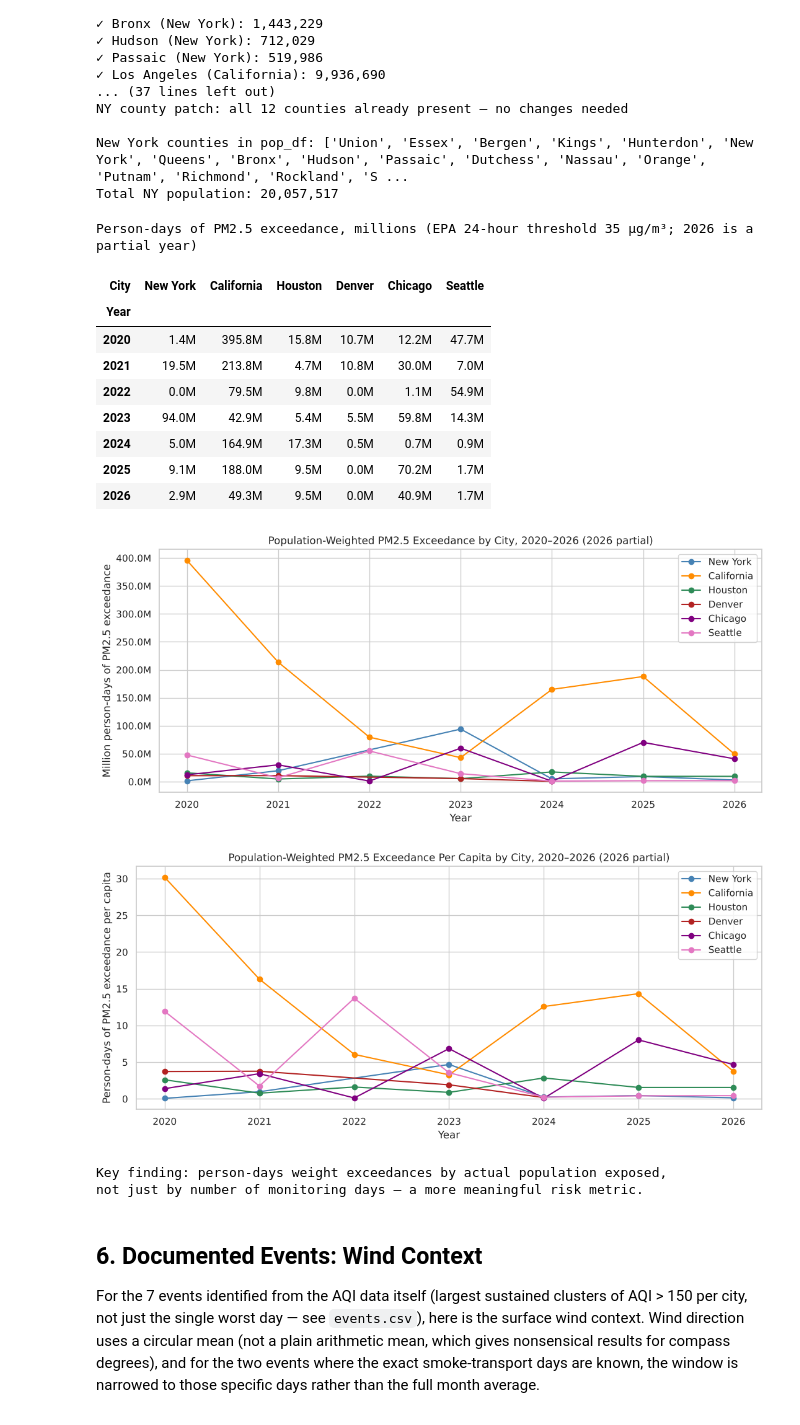
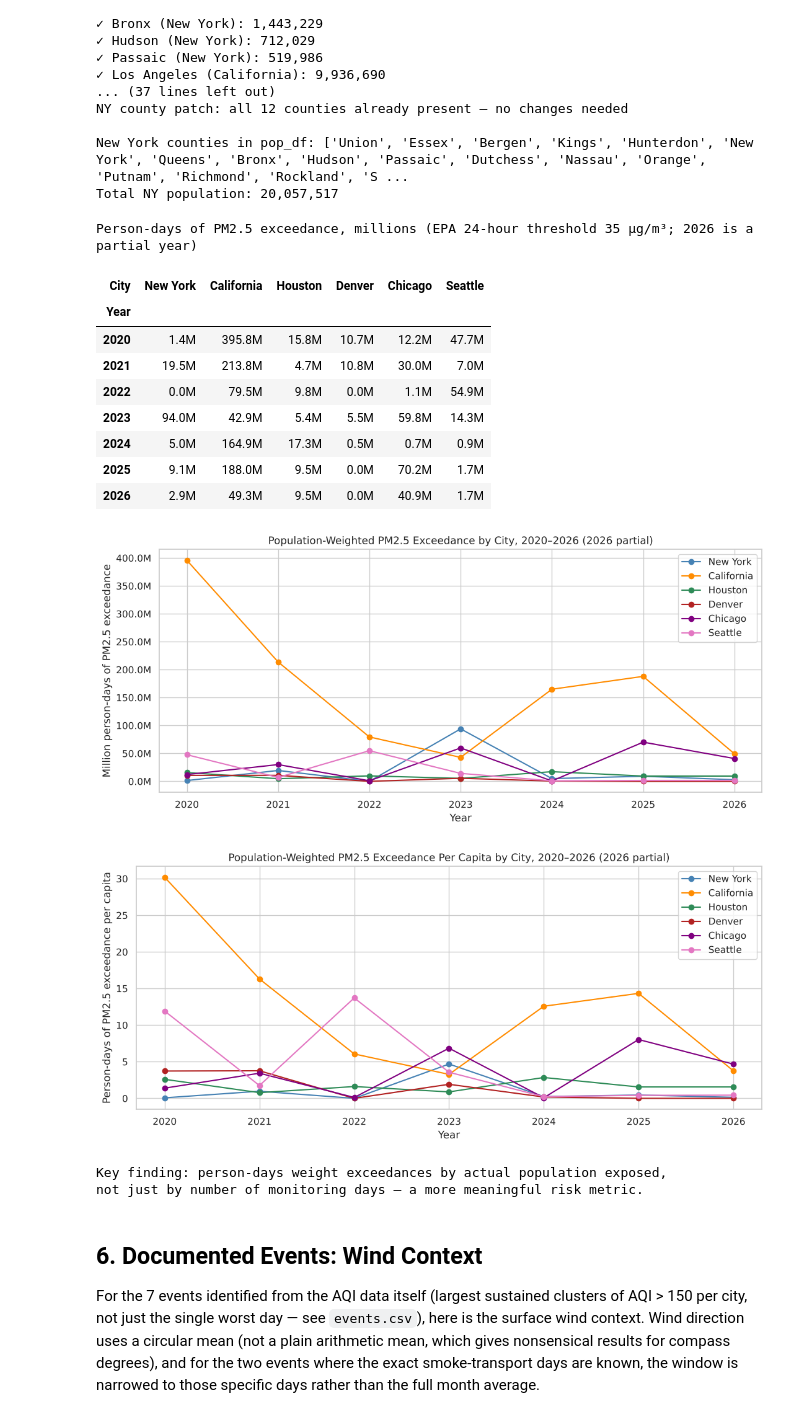
Before and after one commit to AlonsoSheila/air-quality-usa, a Jupyter notebook: air_quality_usa.ipynb, the cells around one changed output. Drawn from its saved outputs; the diff is of its cells as text; code cells hidden in the pictures.

Commit message:
Fix chart gaps, wording and data coverage notes

```diff
--- a/air_quality_usa.ipynb
+++ b/air_quality_usa.ipynb
@@ -675,8 +675,12 @@ display(pivot_pd_M.style
 # Visualize
 fig, ax = plt.subplots(figsize=(11, 5))
 for city in CITY_ORDER:
-    city_data = person_days_summary[person_days_summary["city"] == city]
-    if len(city_data):
+    # A year with no exceedance days has no row, so fill it with 0 instead of
+    # letting the line jump over it.
+    city_data = (person_days_summary[person_days_summary["city"] == city]
+                 .set_index("year")[["person_days"]]
+                 .reindex(range(2020, 2027), fill_value=0).reset_index())
+    if city_data["person_days"].sum() > 0:
         ax.plot(city_data["year"], city_data["person_days"] / 1e6,
                 marker="o", label=city, color=CITY_COLOR[city])
 ax.set_ylabel("Million person-days of PM2.5 exceedance")
@@ -691,37 +695,39 @@ plt.show()
 fig2, ax2 = plt.subplots(figsize=(11, 5))
 cbsa_pop_52 = pop_df.groupby("city")["population"].sum().reset_index()
 cbsa_pop_52.columns = ["city", "cbsa_population"]
 pd_percapita = person_days_summary.merge(cbsa_pop_52, on="city", how="left")
 pd_percapita["person_days_per_capita"] = pd_percapita["person_days"] / pd_percapita["cbsa_population"]
 
 for city in CITY_ORDER:
-    city_data = pd_percapita[pd_percapita["city"] == city]
-    if len(city_data) and city_data["person_days_per_capita"].sum() > 0:
+    city_data = (pd_percapita[pd_percapita["city"] == city]
+                 .set_index("year")[["person_days_per_capita"]]
+                 .reindex(range(2020, 2027), fill_value=0).reset_index())
+    if city_data["person_days_per_capita"].sum() > 0:
         ax2.plot(city_data["year"], city_data["person_days_per_capita"],
                  marker="o", label=city, color=CITY_COLOR[city])
 ax2.set_ylabel("Person-days of PM2.5 exceedance per capita")
 ax2.set_title("Population-Weighted PM2.5 Exceedance Per Capita by City, 2020–2026 (2026 partial)")
 ax2.set_xlabel("Year")
 ax2.set_xticks(list(range(2020, 2027)))
 ax2.legend()
 plt.tight_layout()
 plt.show()
 
 print("\nKey finding: person-days weight exceedances by actual population exposed,")
 print("not just by number of monitoring days — a more meaningful risk metric.")
 # %% [output]
 Person-days of PM2.5 exceedance, millions (EPA 24-hour threshold 35 µg/m³; 2026 is a partial year)
 | City | New York | California | Houston | Denver | Chicago | Seattle |
 | Year |  |  |  |  |  |  |
 | 2020 | 1.4M | 395.8M | 15.8M | 10.7M | 12.2M | 47.7M |
 | 2021 | 19.5M | 213.8M | 4.7M | 10.8M | 30.0M | 7.0M |
 | 2022 | 0.0M | 79.5M | 9.8M | 0.0M | 1.1M | 54.9M |
 | 2023 | 94.0M | 42.9M | 5.4M | 5.5M | 59.8M | 14.3M |
 | 2024 | 5.0M | 164.9M | 17.3M | 0.5M | 0.7M | 0.9M |
 | 2025 | 9.1M | 188.0M | 9.5M | 0.0M | 70.2M | 1.7M |
 | 2026 | 2.9M | 49.3M | 9.5M | 0.0M | 40.9M | 1.7M |
-[figure, old version]
+[figure, new version]
-[figure, old version]
+[figure, new version]
 Key finding: person-days weight exceedances by actual population exposed,
 not just by number of monitoring days — a more meaningful risk metric.
 # %% [markdown]
```
Also changed, not shown: parts of 4 cells of this notebook, 7 other files.
